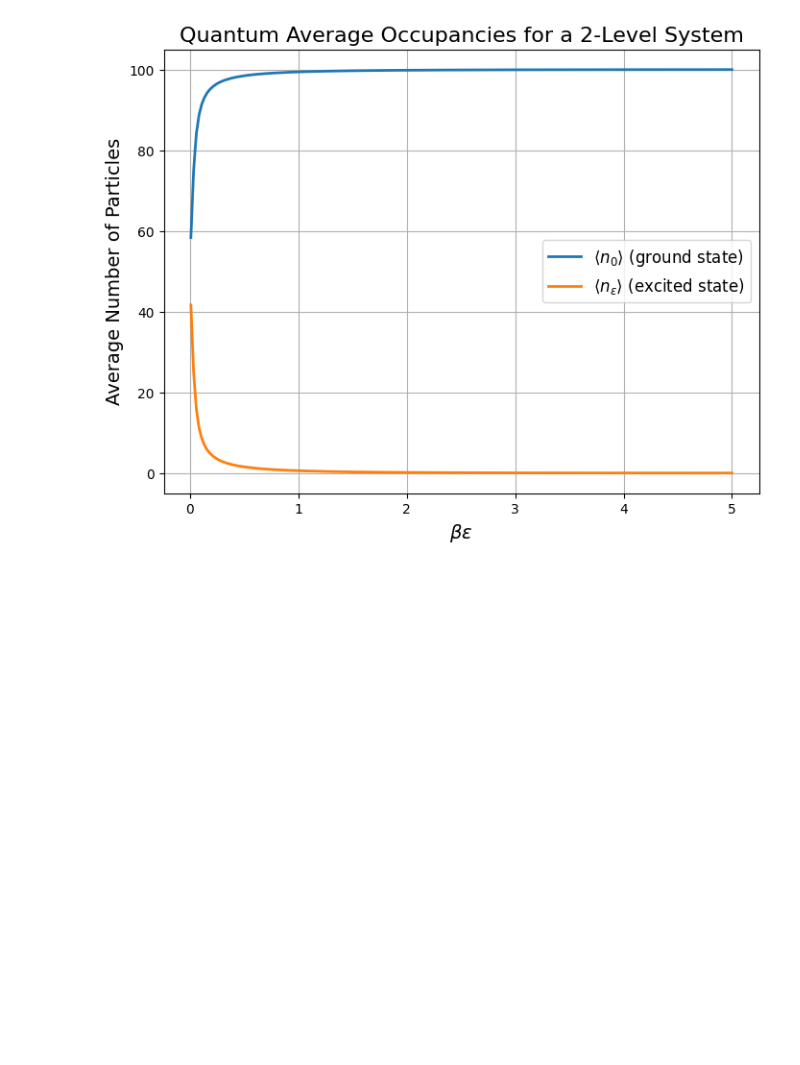
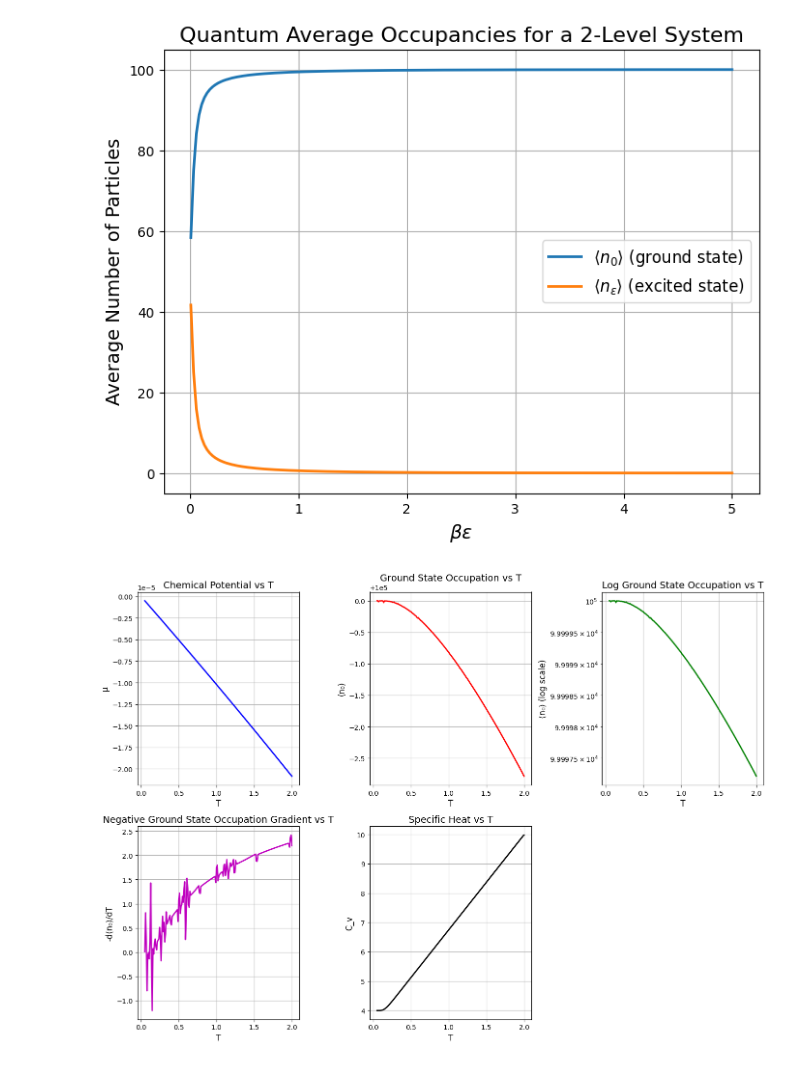
Before and after one commit to ahkq/Section5b, a Jupyter notebook: section5b.ipynb, the cells around one changed output. Saved outputs shown, nothing was run; the diff lists cells and outputs as text; code cells hidden in the pictures; blank space fills up the shorter version.

```diff
--- a/section5b.ipynb
+++ b/section5b.ipynb
@@ -105,0 +108,80 @@ plt.show()
+# %%
+# i)
+
+from scipy.optimize import brentq
+
+N = 100000
+kB = 1.0
+delta = 1e-3
+ground_levels = np.array([0, delta, 2*delta, 3*delta, 4*delta])
+excited_levels = np.arange(1, 101, dtype=float)
+levels = np.concatenate((ground_levels, excited_levels))
+
+def total_number(mu, T, levels):
+    beta = 1.0 / T
+    occ = 1.0 / (np.exp(beta*(levels - mu)) - 1)
+    return np.sum(occ)
+
+def total_energy(mu, T, levels):
+    beta = 1.0 / T
+    occ = 1.0 / (np.exp(beta*(levels - mu)) - 1)
+    return np.sum(levels * occ)
+
+T_vals = np.linspace(0.05, 2.0, 200)
+mu_vals = np.zeros_like(T_vals)
+n0_vals = np.zeros_like(T_vals)
+E_vals  = np.zeros_like(T_vals)
+Cv_vals = np.zeros_like(T_vals)
+
+for i, T in enumerate(T_vals):
+    beta = 1.0 / T
+    f = lambda mu: total_number(mu, T, levels) - N
+    try:
+        mu_sol = brentq(f, -100, -1e-10)
+    except Exception as e:
+        mu_sol = np.nan
+    mu_vals[i] = mu_sol
+    occ_ground = 1.0 / (np.exp(beta*(ground_levels - mu_sol)) - 1)
+    n0_vals[i] = np.sum(occ_ground)
+    E_vals[i] = total_energy(mu_sol, T, levels)
+
+dn0_dT = np.gradient(n0_vals, T_vals)
+neg_dn0_dT = -dn0_dT
+dE_dT = np.gradient(E_vals, T_vals)
+Cv_vals = dE_dT
+
+plt.figure(figsize=(14, 10))
+plt.subplot(2, 3, 1)
+plt.plot(T_vals, mu_vals, 'b-', lw=2)
+plt.xlabel('T', fontsize=12)
+plt.ylabel('μ', fontsize=12)
+plt.title('Chemical Potential vs T', fontsize=14)
+plt.grid(True)
+plt.subplot(2, 3, 2)
+plt.plot(T_vals, n0_vals, 'r-', lw=2)
+plt.xlabel('T', fontsize=12)
+plt.ylabel('⟨n₀⟩', fontsize=12)
+plt.title('Ground State Occupation vs T', fontsize=14)
+plt.grid(True)
+plt.subplot(2, 3, 3)
+plt.semilogy(T_vals, n0_vals, 'g-', lw=2)
+plt.xlabel('T', fontsize=12)
+plt.ylabel('⟨n₀⟩ (log scale)', fontsize=12)
+plt.title('Log Ground State Occupation vs T', fontsize=14)
+plt.grid(True)
+plt.subplot(2, 3, 4)
+plt.plot(T_vals, neg_dn0_dT, 'm-', lw=2)
+plt.xlabel('T', fontsize=12)
+plt.ylabel('-d⟨n₀⟩/dT', fontsize=12)
+plt.title('Negative Ground State Occupation Gradient vs T', fontsize=14)
+plt.grid(True)
+plt.subplot(2, 3, 5)
+plt.plot(T_vals, Cv_vals, 'k-', lw=2)
+plt.xlabel('T', fontsize=12)
+plt.ylabel('C_v', fontsize=12)
+plt.title('Specific Heat vs T', fontsize=14)
+plt.grid(True)
+plt.tight_layout()
+plt.show()
+# %% [output]
+[figure, added]
```
Also changed, not shown: parts of 2 cells of this notebook.
